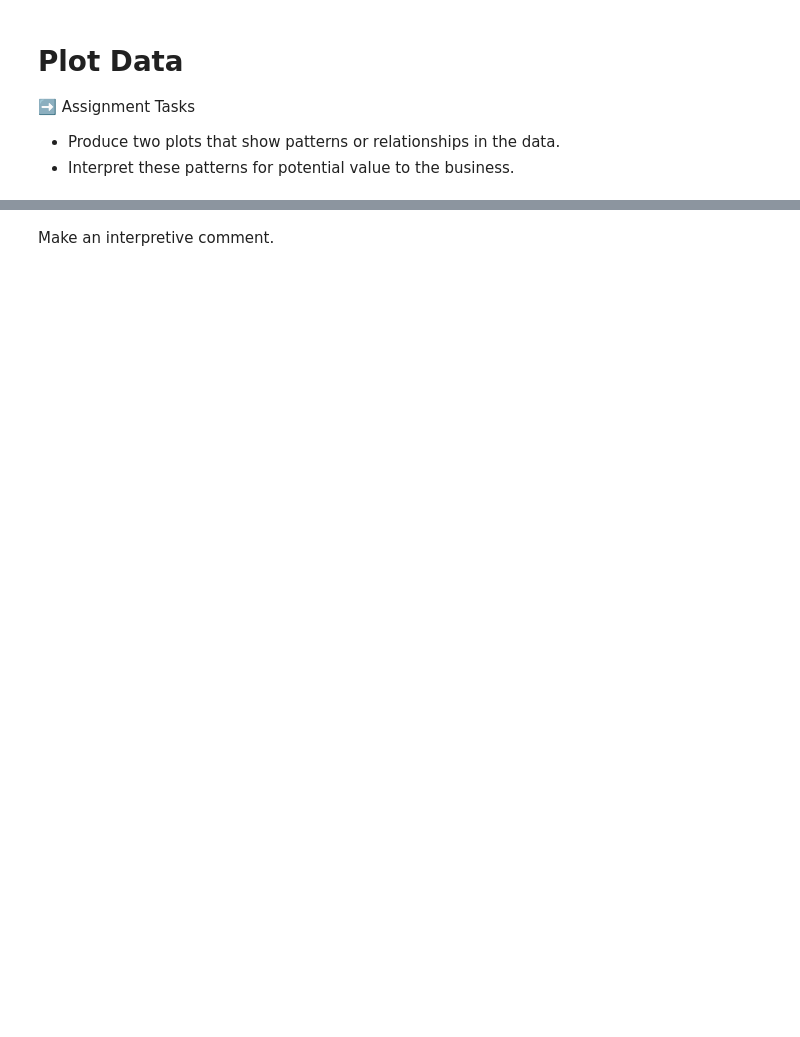
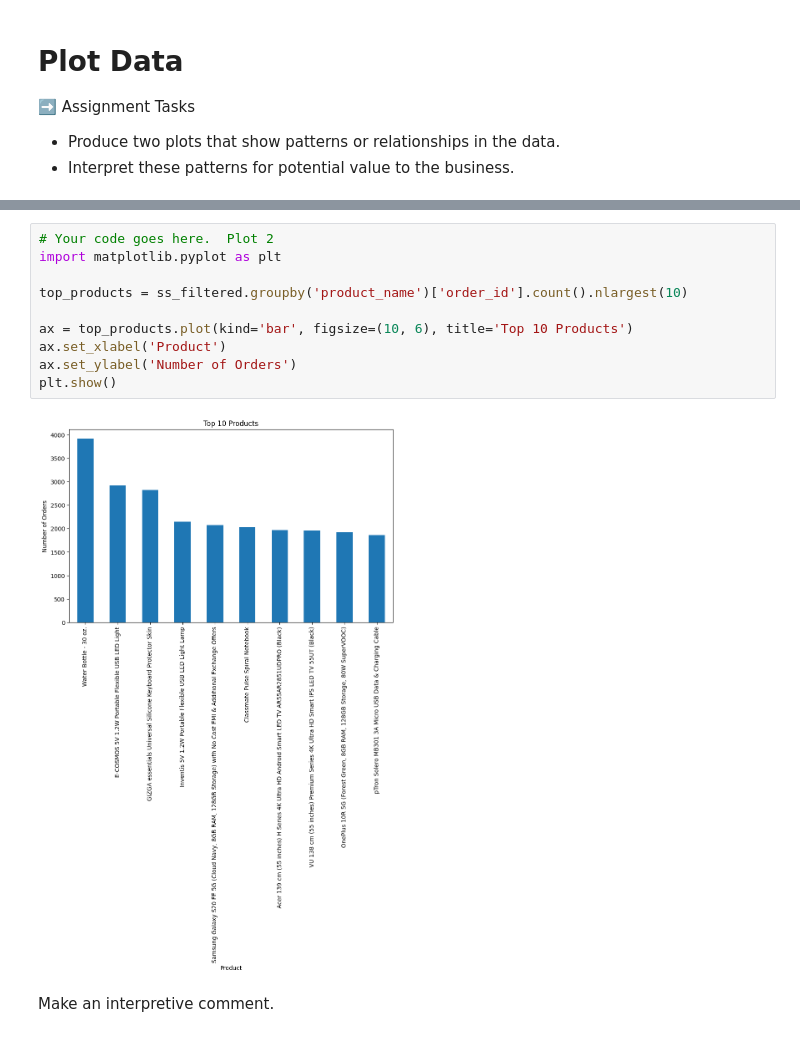
Before and after one commit to SpencerM2003/IS_4487_Tokyo, a Jupyter notebook: McCallum_day3_lab_retailer_intro.ipynb, the cells around one changed output, grey strips where cells are left out. Drawn from its saved outputs; the diff is of its cells as text; blank space fills up the shorter version.

```diff
--- a/McCallum_day3_lab_retailer_intro.ipynb
+++ b/McCallum_day3_lab_retailer_intro.ipynb
@@ -81,2 +196,14 @@ Does more cleaning need to be done? If so, do it and then recreate the above sum
+# %%
+# Your code goes here.  Plot 2
+import matplotlib.pyplot as plt
+
+top_products = ss_filtered.groupby('product_name')['order_id'].count().nlargest(10)
+
+ax = top_products.plot(kind='bar', figsize=(10, 6), title='Top 10 Products')
+ax.set_xlabel('Product')
+ax.set_ylabel('Number of Orders')
+plt.show()
+# %% [output]
+[figure, added]
 # %% [markdown]
 Make an interpretive comment.
```
Also changed, not shown: parts of 15 cells of this notebook.
